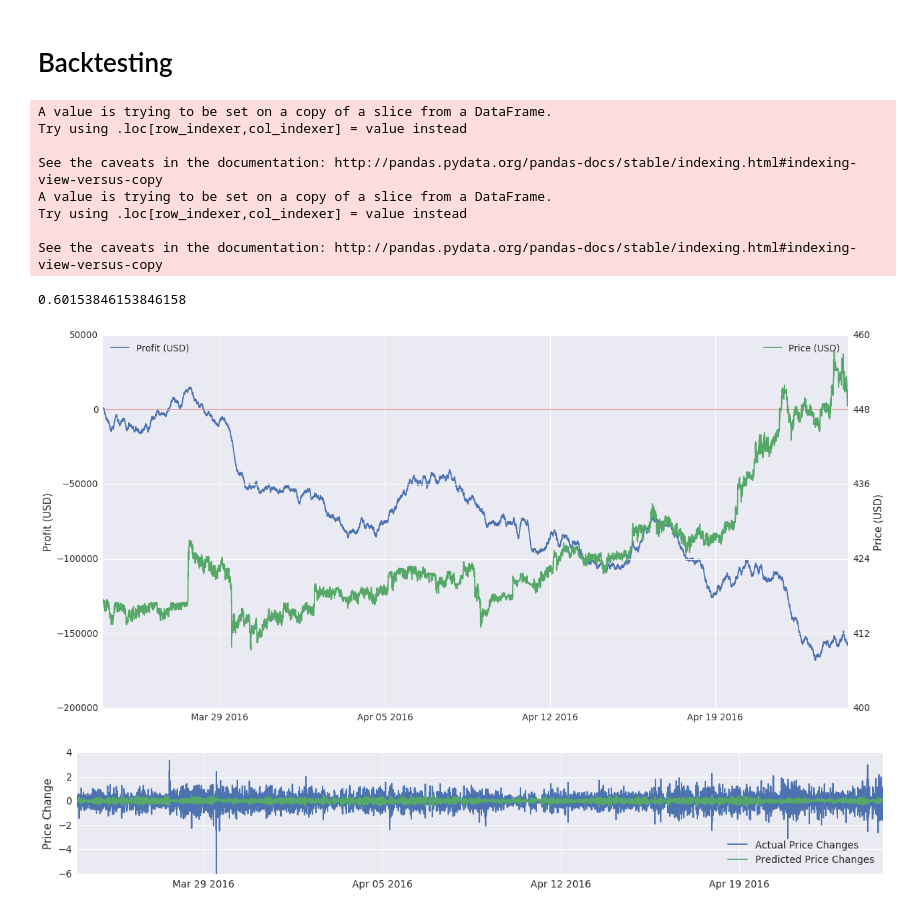
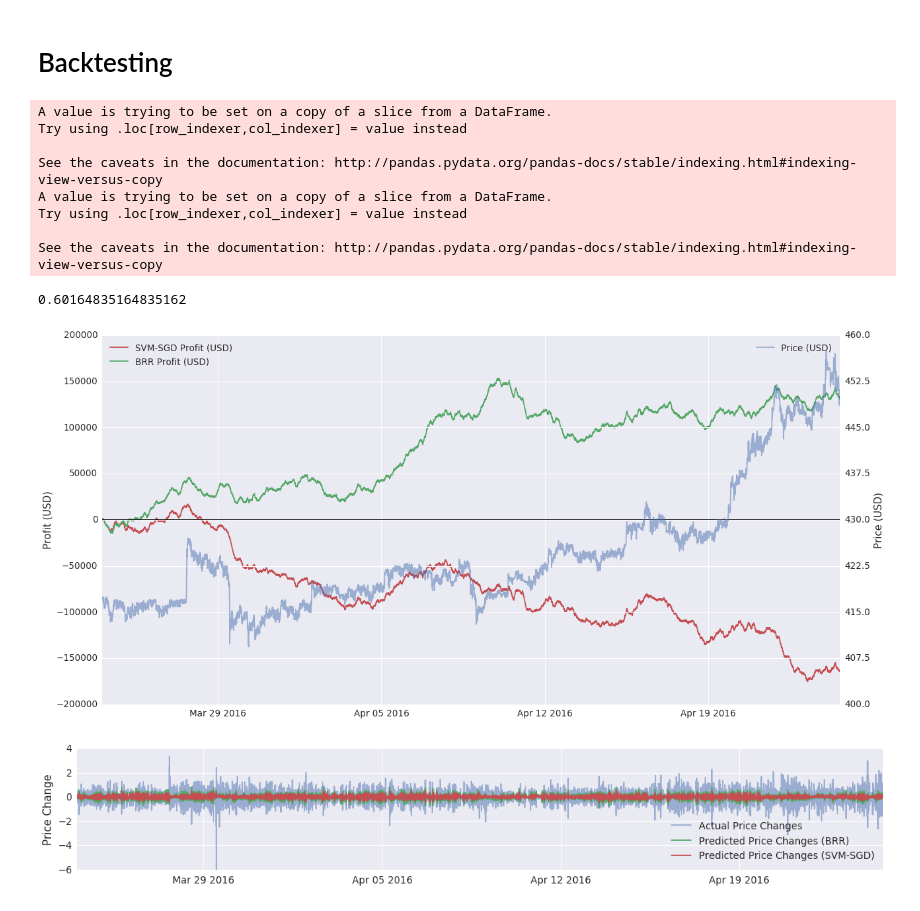
Before and after one commit to Lucsanszky/btc-price-prediction, a Jupyter notebook: data-analysis/support-vector-regression-trades.ipynb, the cells around one changed output. Saved outputs shown, nothing was run; the diff lists cells and outputs as text; code cells hidden in the pictures.

Commit message:
backtesting for bayesian ridge regression

```diff
--- a/data-analysis/support-vector-regression-trades.ipynb
+++ b/data-analysis/support-vector-regression-trades.ipynb
@@ -533,65 +533,88 @@ sgd = linear_model.SGDRegressor(shuffle = True, penalty = 'l2', epsilon = 0,
                                 n_iter = np.ceil(10**6 / len(X_train)),
                                 alpha = 0.0004, eta0 = 0.002)
 
-pred = []
-results = [0]
-balance = 0
-coins = 0
+brr = linear_model.BayesianRidge(compute_score=True)
+
+pred_sgd = []
+results_sgd = [0]
+balance_sgd = 0
+coins_sgd = 0
+
+coins_brr = 0
+pred_brr = []
+results_brr = [0]
+balance_brr = 0
+
 
 sgd.fit(X_train, y_train)
+brr.fit(X_train, y_train)
 
 for i in range(len(X_test) - 1):
     x = X_test.ix[i]
     y = y_test.ix[i]
     prev_sign = np.sign(y_test.ix[i-1])
-    pred_sign = np.sign(sgd.predict(x.reshape(1,-1)))
+    sign_sgd = np.sign(sgd.predict(x.reshape(1,-1)))
+    sign_brr = np.sign(brr.predict(x.reshape(1,-1)))
     curr_price = prices[i]
 
-    if (pred_sign == 1 and  prev_sign == -1 and coins <= 0):
-        balance = - curr_price
-        coins = coins + 1
-    if (pred_sign == -1 and  prev_sign == 1 and coins >= 0):
-        coins = coins - 1
-        balance = curr_price
+    if (sign_sgd == 1 and  prev_sign == -1 and coins_sgd <= 0):
+        balance_sgd = - curr_price
+        coins_sgd = coins_sgd + 1
+    if (sign_sgd == -1 and  prev_sign == 1 and coins_sgd >= 0):
+        coins_sgd = coins_sgd - 1
+        balance_sgd = curr_price
 
-    results.append(balance)
-    pred.append(sgd.predict(x.reshape(1,-1)))
+    if (sign_brr == 1 and  prev_sign == -1 and coins_brr <= 0):
+        balance_brr = - curr_price
+        coins_brr = coins_brr + 1
+    if (sign_brr == -1 and  prev_sign == 1 and coins_brr >= 0):
+        coins_brr = coins_brr - 1
+        balance_brr = curr_price
+
+    results_sgd.append(balance_sgd)
+    results_brr.append(balance_brr)
+    pred_sgd.append(sgd.predict(x.reshape(1,-1)))
+    pred_brr.append(brr.predict(x.reshape(1,-1)))
     sgd.partial_fit(x.reshape(1,-1), y.ravel(1,))
+
 
 fig = plt.figure(figsize = (20,10))
 ax1 = fig.add_subplot(111)
-ax1.plot(y_test.index, np.cumsum(results),
-         label = 'Profit (USD)')
-ax1.axhline(color='r')
+ax1.plot(y_test.index, np.cumsum(results_sgd),
+         label = 'SVM-SGD Profit (USD)', color = 'r')
+ax1.plot(y_test.index, np.cumsum(results_brr),
+         label = 'BRR Profit (USD)', color = 'g')
+ax1.axhline(color='k')
 plt.ylabel('Profit (USD)')
 ax2 = ax1.twinx()
 ax2.plot(y_test.index,
          prices[test_dates[0]:test_dates[-1]],
-         color = 'g', label = 'Price (USD)')
+         color = 'b', label = 'Price (USD)', alpha = 0.5)
 plt.ylabel('Price (USD)')
 ax2.set_yticks(np.linspace(ax2.get_yticks()[0],
                            ax2.get_yticks()[-1],
                            len(ax1.get_yticks())))
 
 ax1.legend(loc = 2)
 ax2.legend()
 
 fig = plt.figure(figsize = (20, 3))
-plt.plot(y_test.index[:-1], y_test[:-1], label = 'Actual Price Changes')
-plt.plot(y_test.index[:-1], pred, label = 'Predicted Price Changes')
+plt.plot(y_test.index[:-1], y_test[:-1], label = 'Actual Price Changes', alpha = 0.5)
+plt.plot(y_test.index[:-1], pred_brr, label = 'Predicted Price Changes (BRR)')
+plt.plot(y_test.index[:-1], pred_sgd, label = 'Predicted Price Changes (SVM-SGD)')
 plt.ylabel('Price Change')
 plt.legend(loc = 4)
 
 accuracy(y_test, pred)
 # %% [output]
 A value is trying to be set on a copy of a slice from a DataFrame.
 Try using .loc[row_indexer,col_indexer] = value instead
 
 See the caveats in the documentation: http://pandas.pydata.org/pandas-docs/stable/indexing.html#indexing-view-versus-copy
 A value is trying to be set on a copy of a slice from a DataFrame.
 Try using .loc[row_indexer,col_indexer] = value instead
 
 See the caveats in the documentation: http://pandas.pydata.org/pandas-docs/stable/indexing.html#indexing-view-versus-copy
-0.60153846153846158
+0.60164835164835162
-[figure, old version]
+[figure, new version]
-[figure, old version]
+[figure, new version]
```
Also changed, not shown: 1 other file.
